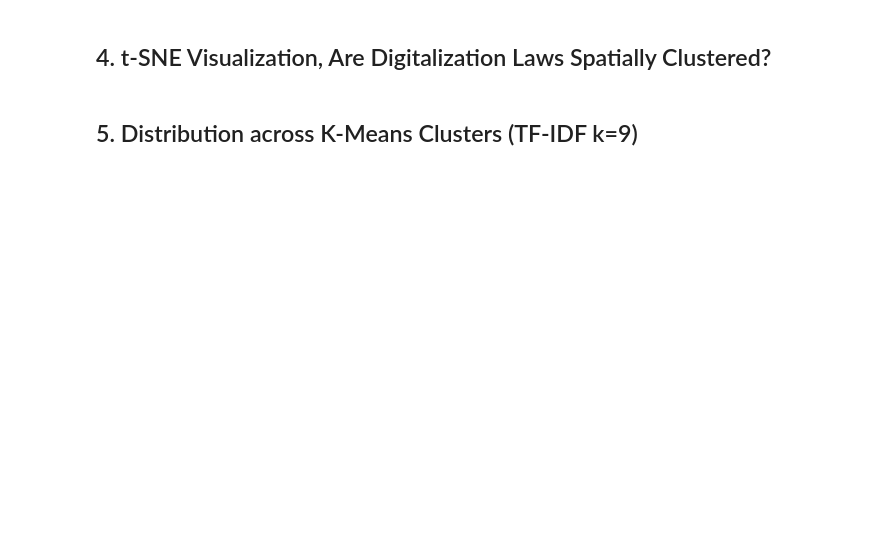
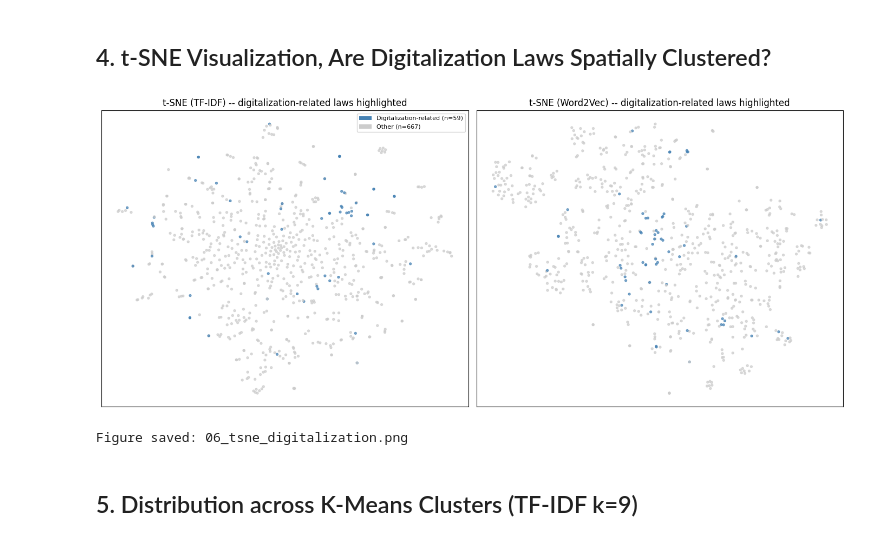
Before and after one commit to bernhardeymann/Unsupervised_ML_2026, a Jupyter notebook: notebooks/06_digitalization.ipynb, the cells around one changed output. Saved outputs shown, nothing was run; the diff lists cells and outputs as text; code cells hidden in the pictures; blank space fills up the shorter version.

```diff
--- a/notebooks/06_digitalization.ipynb
+++ b/notebooks/06_digitalization.ipynb
@@ -130,25 +167,28 @@ print(f"Present in all 9 HGs: {(hg_stats['digi'] > 0).all()}")
 # %%
 fig, axes = plt.subplots(1, 2, figsize=(14, 6))
 
 for ax, X_data, title in [
     (axes[0], X_tsne,     'TF-IDF'),
-    (axes[1], X_w2v_tsne, 'Word2Vec'),
+    (axes[1], X_tsne_w2v, 'Word2Vec'),
 ]:
     colors = ['steelblue' if d else '#cccccc' for d in df['is_digi']]
     ax.scatter(X_data[:, 0], X_data[:, 1], c=colors, s=8, alpha=0.7)
-    ax.set_title(f't-SNE ({title}) — digitalization-related laws highlighted')
+    ax.set_title(f't-SNE ({title}) -- digitalization-related laws highlighted')
     ax.set_xticks([]); ax.set_yticks([])
 
 from matplotlib.patches import Patch
 legend_elements = [
     Patch(facecolor='steelblue', label=f'Digitalization-related (n={df["is_digi"].sum()})'),
     Patch(facecolor='#cccccc',   label=f'Other (n={(~df["is_digi"]).sum()})')
 ]
 axes[0].legend(handles=legend_elements, fontsize=8, loc='upper right')
 plt.tight_layout()
 plt.savefig('../report/figures/06_tsne_digitalization.png', dpi=150)
 plt.show()
 print('Figure saved: 06_tsne_digitalization.png')
+# %% [output]
+[figure, added]
+Figure saved: 06_tsne_digitalization.png
 # %% [markdown]
 ## 5. Distribution across K-Means Clusters (TF-IDF k=9)
 # %%
```
Also changed, not shown: parts of 7 cells of this notebook, 4 other files.
